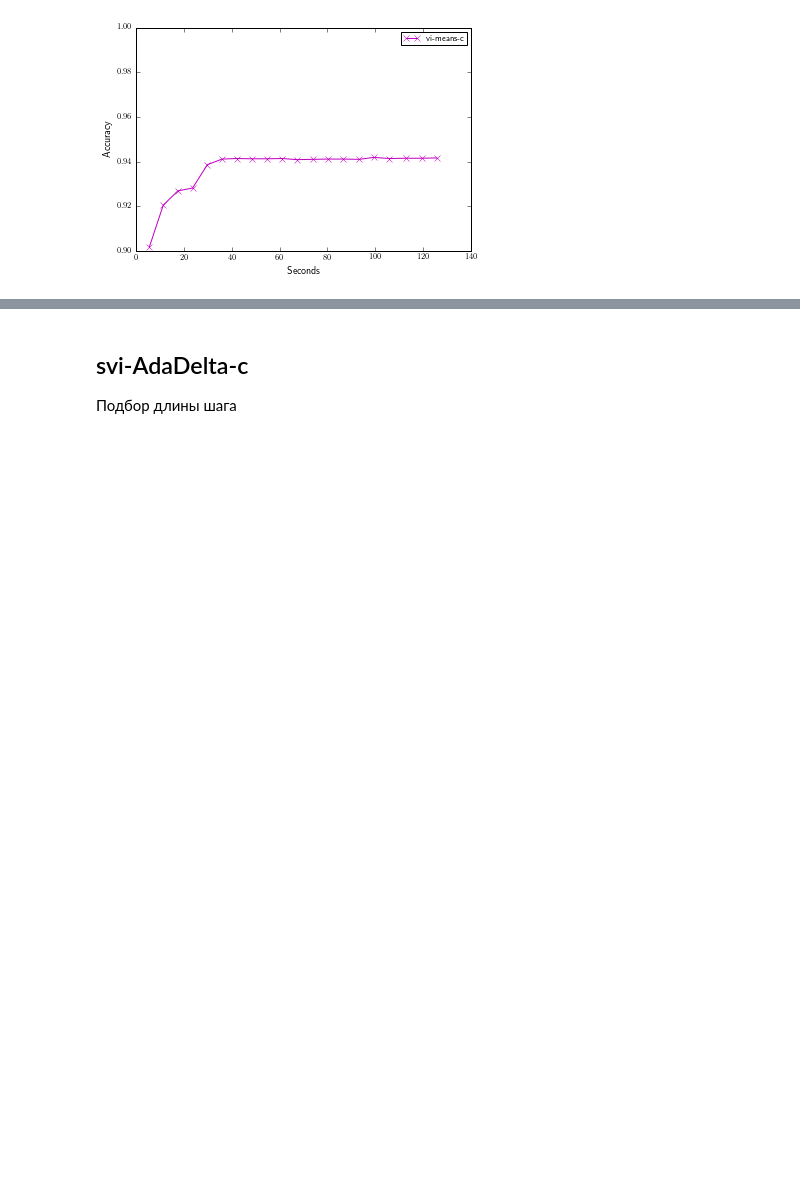
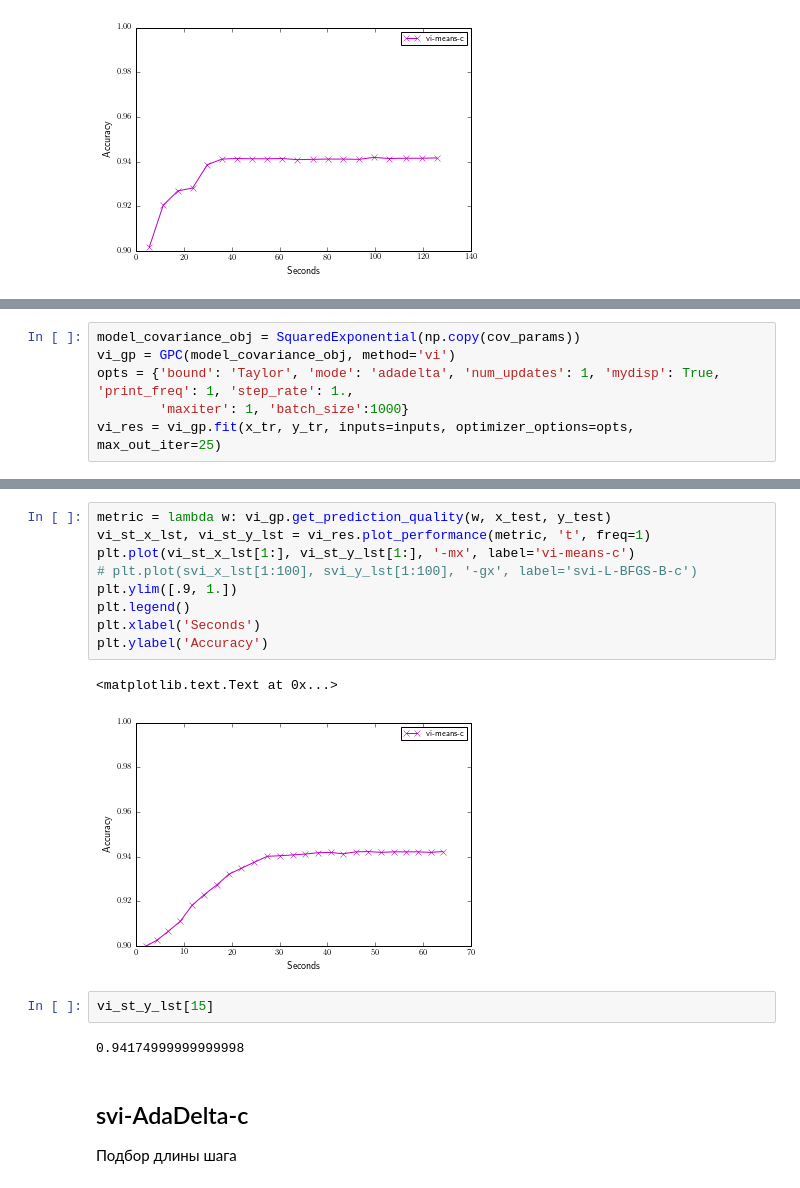
Before and after one commit to afcarl/CourseProject, a Jupyter notebook: Code/Experiments/vi_svi_classification/ijcnn.ipynb, the cells around one changed output, grey strips where cells are left out. Drawn from its saved outputs; the diff is of its cells as text; blank space fills up the shorter version.

```diff
--- a/Code/Experiments/vi_svi_classification/ijcnn.ipynb
+++ b/Code/Experiments/vi_svi_classification/ijcnn.ipynb
@@ -229,0 +232,6 @@ plt.ylabel('Accuracy')
+# %%
+model_covariance_obj = SquaredExponential(np.copy(cov_params))
+vi_gp = GPC(model_covariance_obj, method='vi')
+opts = {'bound': 'Taylor', 'mode': 'adadelta', 'num_updates': 1, 'mydisp': True, 'print_freq': 1, 'step_rate': 1.,
+        'maxiter': 1, 'batch_size':1000}
+vi_res = vi_gp.fit(x_tr, y_tr, inputs=inputs, optimizer_options=opts, max_out_iter=25)
@@ -230,3 +256,19 @@ plt.ylabel('Accuracy')
+# %%
+metric = lambda w: vi_gp.get_prediction_quality(w, x_test, y_test)
+vi_st_x_lst, vi_st_y_lst = vi_res.plot_performance(metric, 't', freq=1)
+plt.plot(vi_st_x_lst[1:], vi_st_y_lst[1:], '-mx', label='vi-means-c')
+# plt.plot(svi_x_lst[1:100], svi_y_lst[1:100], '-gx', label='svi-L-BFGS-B-c')
+plt.ylim([.9, 1.])
+plt.legend()
+plt.xlabel('Seconds')
+plt.ylabel('Accuracy')
+# %% [output]
+<matplotlib.text.Text at 0x...>
+[figure, added]
+# %%
+vi_st_y_lst[15]
+# %% [output]
+0.94174999999999998
 # %% [markdown]
 ## svi-AdaDelta-c
 Подбор длины шага
```
Also changed, not shown: parts of 4 cells of this notebook, 15 other files.
